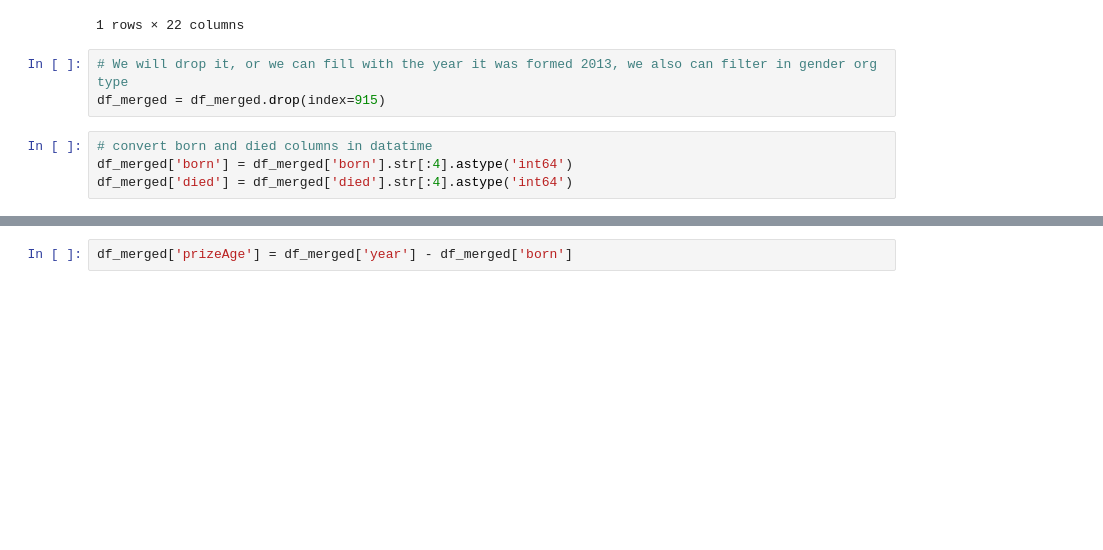
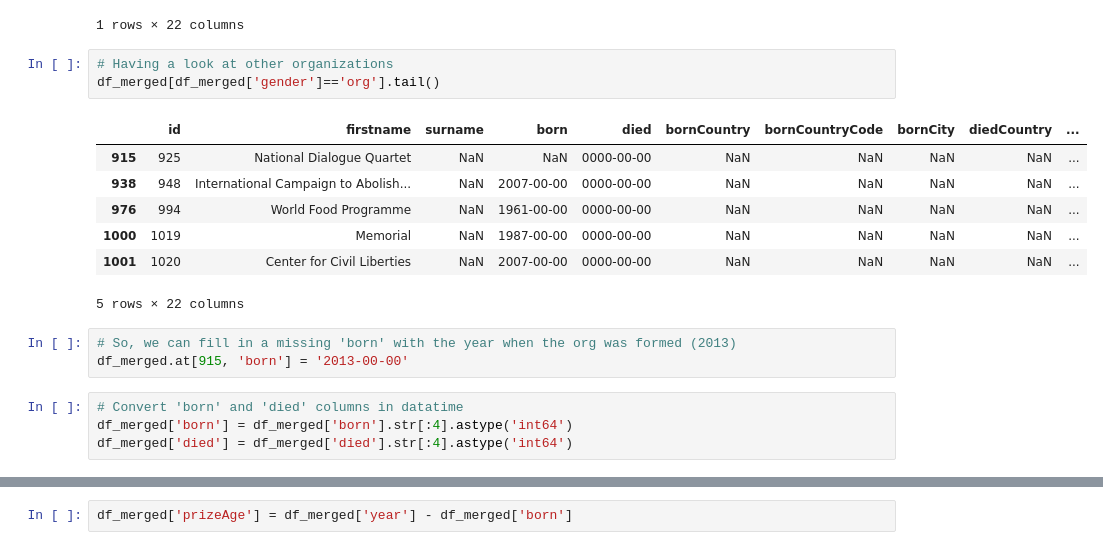
Before and after one commit to iryna-savchuk/DV_project, a Jupyter notebook: Nobel_Prizes_Data.ipynb, the cells around one changed output, grey strips where cells are left out. Saved outputs shown, nothing was run; the diff lists cells and outputs as text; blank space fills up the shorter version.

```diff
--- a/Nobel_Prizes_Data_Visualization.ipynb
+++ b/Nobel_Prizes_Data.ipynb
@@ -135,11 +151,22 @@ df_merged[df_merged['born'].isna()]
 |  | id | firstname | surname | born | died | bornCountry | bornCountryCode | bornCity | diedCountry | ... |
 | 915 | 925 | National Dialogue Quartet | NaN | NaN | 0000-00-00 | NaN | NaN | NaN | NaN | ... |
 1 rows × 22 columns
+# %%
+# Having a look at other organizations
+df_merged[df_merged['gender']=='org'].tail()
+# %% [output]
+|  | id | firstname | surname | born | died | bornCountry | bornCountryCode | bornCity | diedCountry | ... |
+| 915 | 925 | National Dialogue Quartet | NaN | NaN | 0000-00-00 | NaN | NaN | NaN | NaN | ... |
+| 938 | 948 | International Campaign to Abolish... | NaN | 2007-00-00 | 0000-00-00 | NaN | NaN | NaN | NaN | ... |
+| 976 | 994 | World Food Programme | NaN | 1961-00-00 | 0000-00-00 | NaN | NaN | NaN | NaN | ... |
+| 1000 | 1019 | Memorial | NaN | 1987-00-00 | 0000-00-00 | NaN | NaN | NaN | NaN | ... |
+| 1001 | 1020 | Center for Civil Liberties | NaN | 2007-00-00 | 0000-00-00 | NaN | NaN | NaN | NaN | ... |
+5 rows × 22 columns
 # %%
-# We will drop it, or we can fill with the year it was formed 2013, we also can filter in gender org type
-df_merged = df_merged.drop(index=915)
+# So, we can fill in a missing 'born' with the year when the org was formed (2013)
+df_merged.at[915, 'born'] = '2013-00-00'
 # %%
-# convert born and died columns in datatime
+# Convert 'born' and 'died' columns in datatime
 df_merged['born'] = df_merged['born'].str[:4].astype('int64')
 df_merged['died'] = df_merged['died'].str[:4].astype('int64')
 # %%
```
Also changed, not shown: parts of 28 cells of this notebook, 6 other files.
